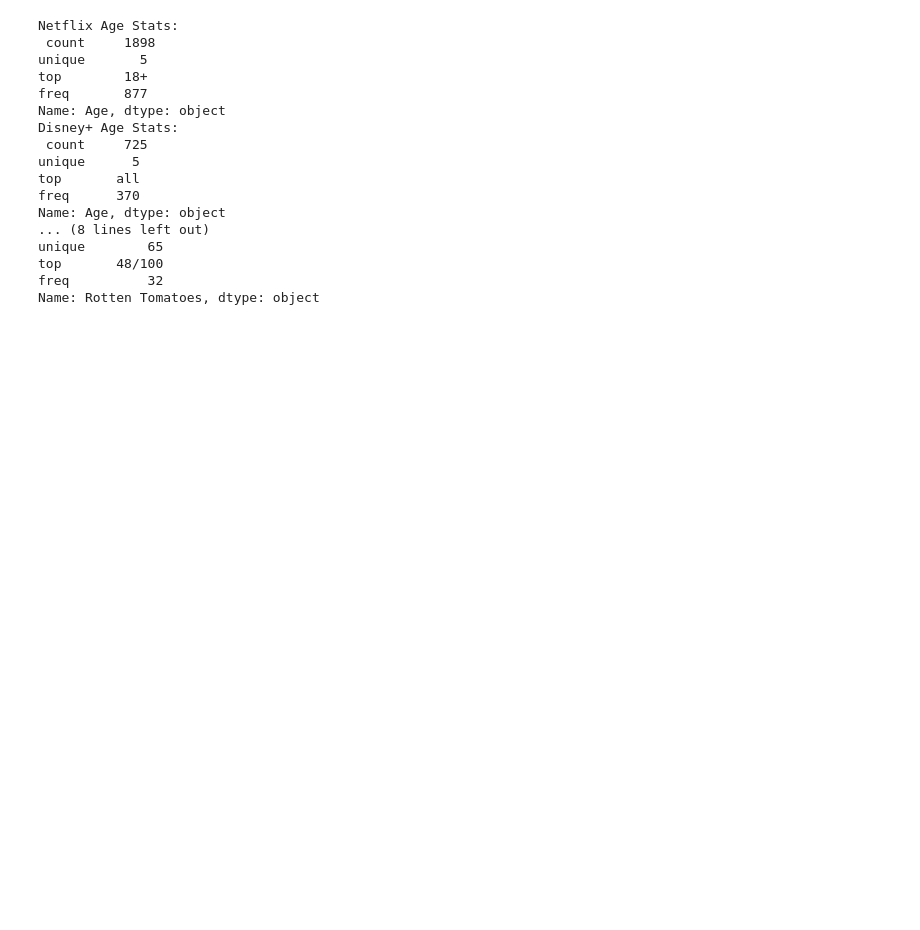
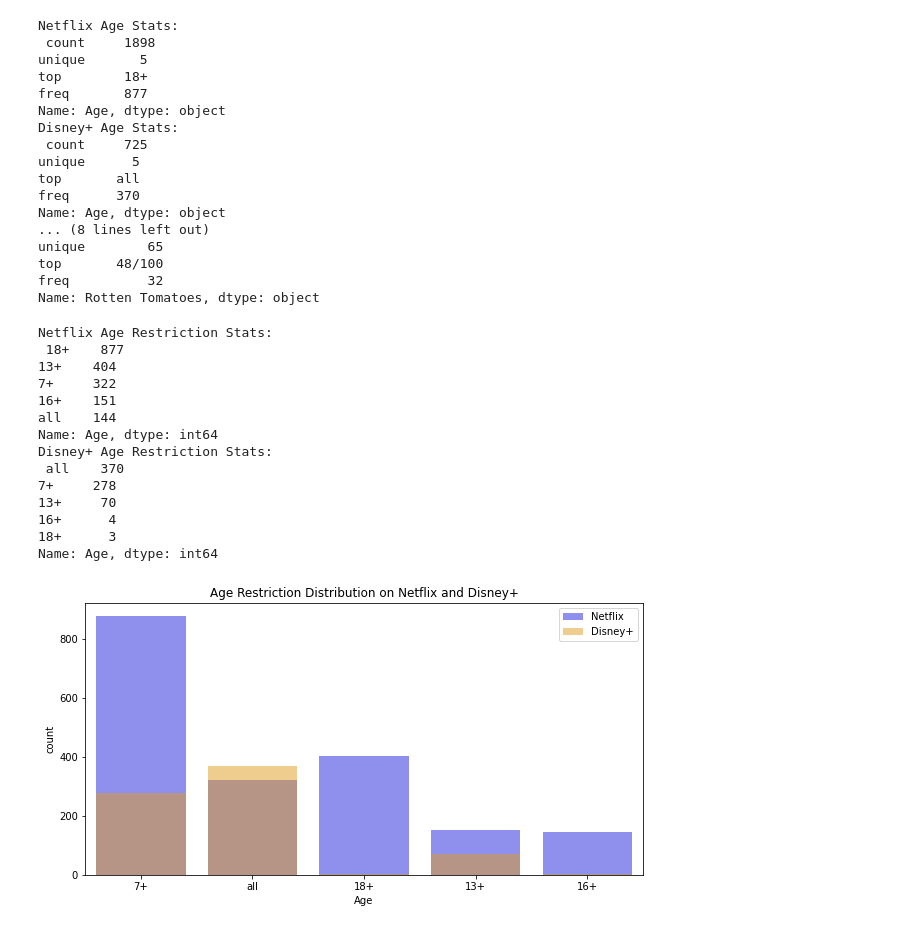
Before and after one commit to vishnukoyyada/Application-Report, a Jupyter notebook: Application.ipynb, the cells around one changed output. Drawn from its saved outputs; the diff is of its cells as text; code cells hidden in the pictures; blank space fills up the shorter version.

```diff
--- a/Application.ipynb
+++ b/Application.ipynb
@@ -198,3 +199,40 @@ unique        65
 top       48/100
 freq          32
 Name: Rotten Tomatoes, dtype: object
+# %%
+def age_restriction_analysis(df):
+    netflix_age = df[df["Netflix"] == 1]["Age"]
+    disney_age = df[df["Disney+"] == 1]["Age"]
+
+    # Calculating mean, median, and mode (basic statistics)
+    netflix_age_stats = netflix_age.value_counts().head()
+    disney_age_stats = disney_age.value_counts().head()
+
+    print("Netflix Age Restriction Stats:\n", netflix_age_stats)
+    print("Disney+ Age Restriction Stats:\n", disney_age_stats)
+
+    # Plotting Age Distribution
+    plt.figure(figsize=(10, 5))
+    sns.countplot(x="Age", data=df[df["Netflix"] == 1], color="blue", alpha=0.5, label="Netflix")
+    sns.countplot(x="Age", data=df[df["Disney+"] == 1], color="orange", alpha=0.5, label="Disney+")
+    plt.title("Age Restriction Distribution on Netflix and Disney+")
+    plt.legend()
+    plt.show()
+
+age_restriction_analysis(movies_df)
+# %% [output]
+Netflix Age Restriction Stats:
+ 18+    877
+13+    404
+7+     322
+16+    151
+all    144
+Name: Age, dtype: int64
+Disney+ Age Restriction Stats:
+ all    370
+7+     278
+13+     70
+16+      4
+18+      3
+Name: Age, dtype: int64
+[figure, added]
```
Also changed, not shown: parts of 8 cells of this notebook.
